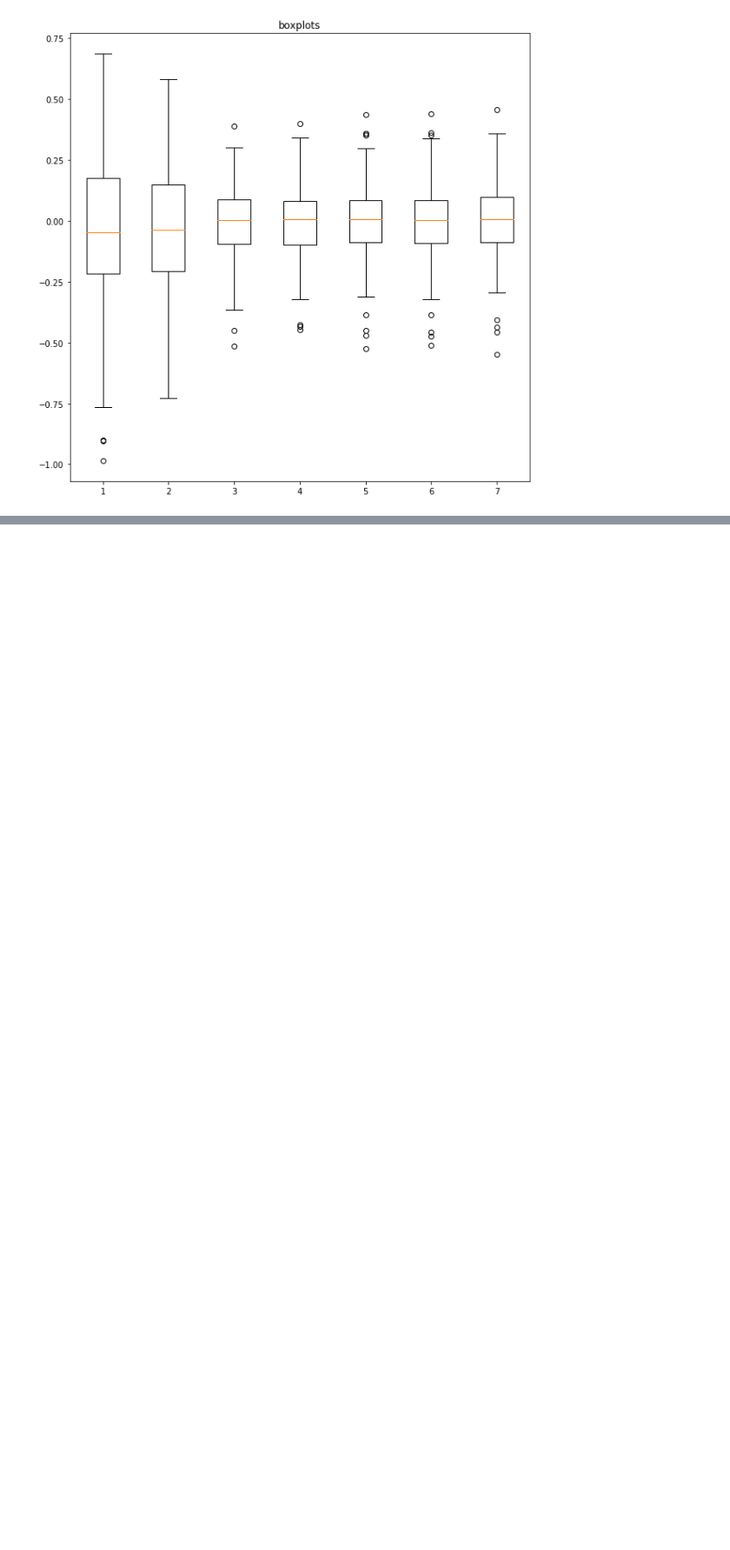
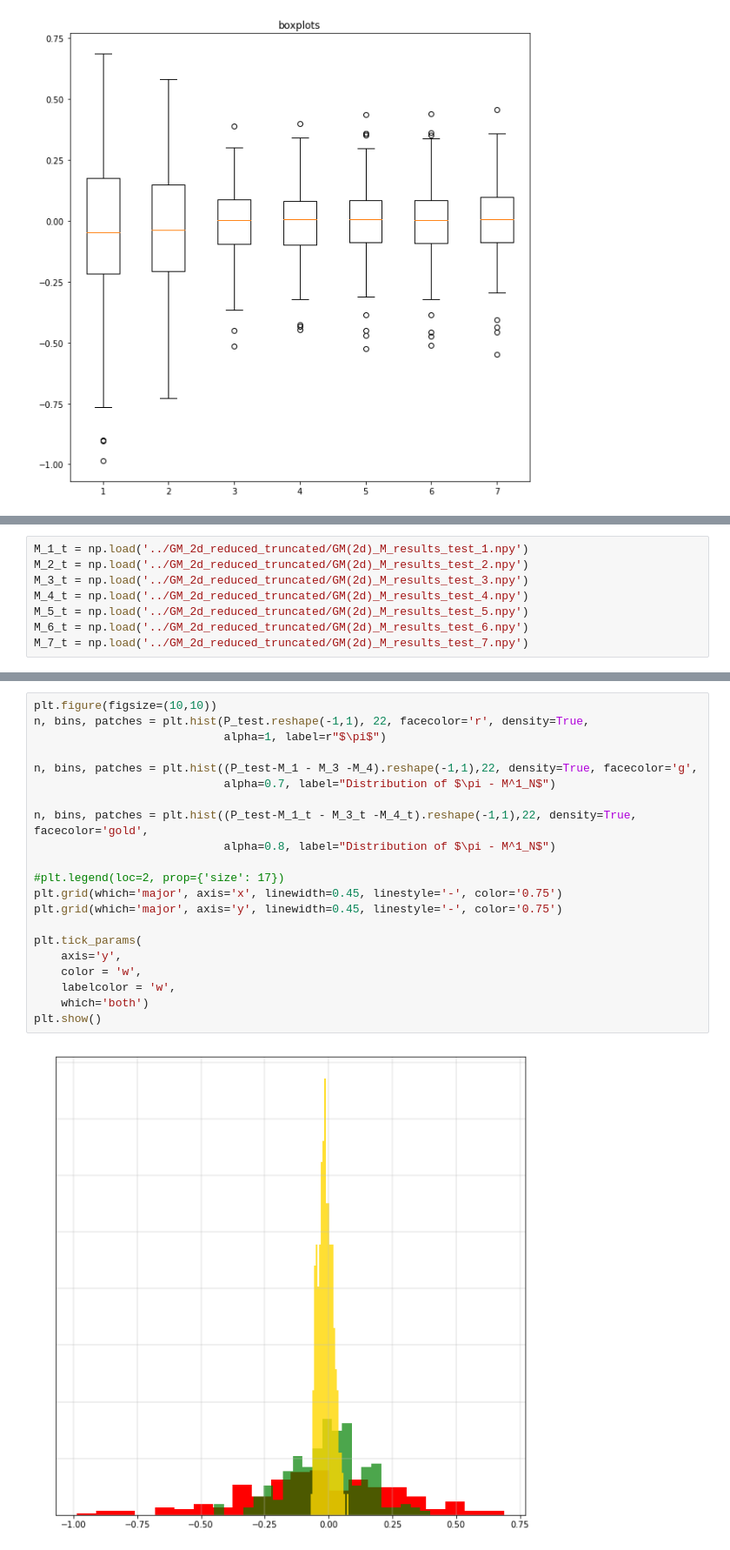
Before and after one commit to ShagadatovNurlan/VR-MCMC, a Jupyter notebook: Gaussian_mixture_2d_reduced_allpairs/Final_GM2d_K2.ipynb, the cells around one changed output, grey strips where cells are left out. Shown: that part at 87% size. Cells and saved outputs as stored; diff of their text form; blank space fills up the shorter version.

Commit message:
added comparison of allpairs and truncated

```diff
--- a/Gaussian_mixture_2d_reduced_allpairs/Final_GM_K1_2d.ipynb
+++ b/Gaussian_mixture_2d_reduced_allpairs/Final_GM2d_K2.ipynb
@@ -451,0 +454,8 @@ plt.show()
+# %%
+M_1_t = np.load('../GM_2d_reduced_truncated/GM(2d)_M_results_test_1.npy')
+M_2_t = np.load('../GM_2d_reduced_truncated/GM(2d)_M_results_test_2.npy')
+M_3_t = np.load('../GM_2d_reduced_truncated/GM(2d)_M_results_test_3.npy')
+M_4_t = np.load('../GM_2d_reduced_truncated/GM(2d)_M_results_test_4.npy')
+M_5_t = np.load('../GM_2d_reduced_truncated/GM(2d)_M_results_test_5.npy')
+M_6_t = np.load('../GM_2d_reduced_truncated/GM(2d)_M_results_test_6.npy')
+M_7_t = np.load('../GM_2d_reduced_truncated/GM(2d)_M_results_test_7.npy')
@@ -451,0 +468,23 @@ plt.show()
+# %%
+plt.figure(figsize=(10,10))
+n, bins, patches = plt.hist(P_test.reshape(-1,1), 22, facecolor='r', density=True,
+                            alpha=1, label=r"$\pi$")
+
+n, bins, patches = plt.hist((P_test-M_1 - M_3 -M_4).reshape(-1,1),22, density=True, facecolor='g',
+                            alpha=0.7, label="Distribution of $\pi - M^1_N$")
+
+n, bins, patches = plt.hist((P_test-M_1_t - M_3_t -M_4_t).reshape(-1,1),22, density=True, facecolor='gold',
+                            alpha=0.8, label="Distribution of $\pi - M^1_N$")
+
+#plt.legend(loc=2, prop={'size': 17})
+plt.grid(which='major', axis='x', linewidth=0.45, linestyle='-', color='0.75')
+plt.grid(which='major', axis='y', linewidth=0.45, linestyle='-', color='0.75')
+
+plt.tick_params(
+    axis='y',
+    color = 'w',
+    labelcolor = 'w',
+    which='both')
+plt.show()
+# %% [output]
+[figure, added]
```
Also changed, not shown: parts of 8 cells of this notebook, 1 other file.
